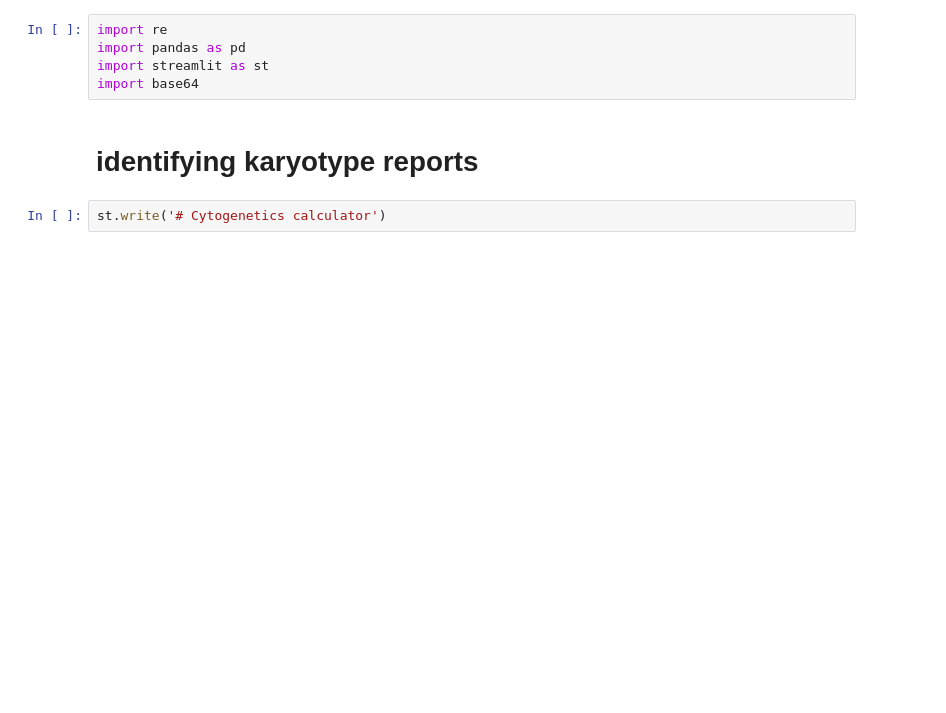
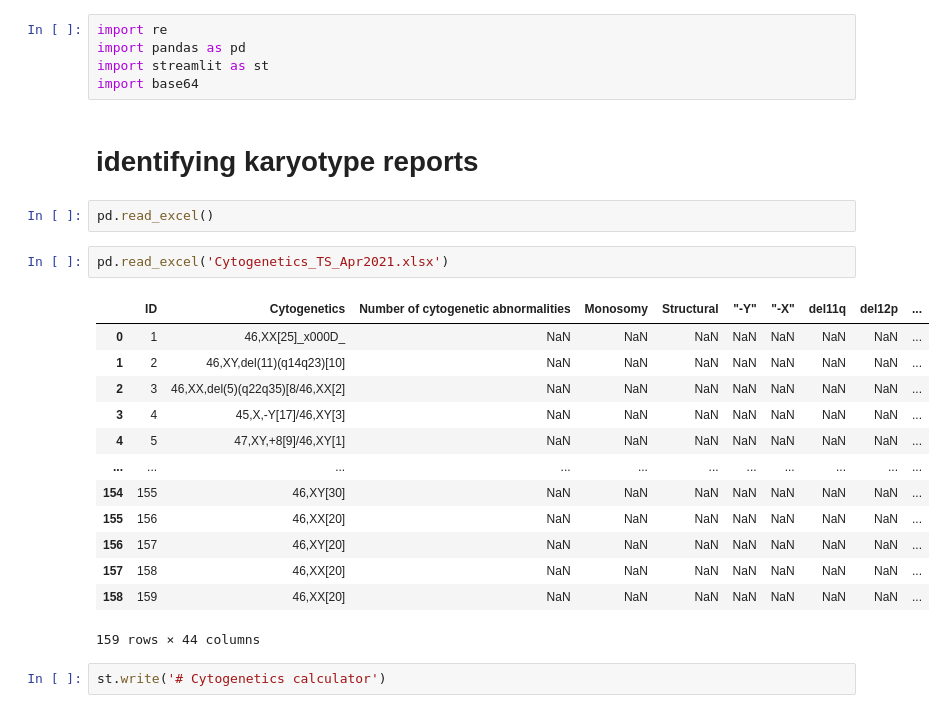
Before and after one commit to ts482/Cytogenetics_calculator, a Jupyter notebook: Cytogenetics calculator.ipynb, the cells around one changed output. Saved outputs shown, nothing was run; the diff lists cells and outputs as text; blank space fills up the shorter version.

```diff
--- a/Cytogenetics calculator.ipynb
+++ b/Cytogenetics calculator.ipynb
@@ -5,6 +5,24 @@ import streamlit as st
 import base64
 # %% [markdown]
 # identifying karyotype reports
+# %%
+pd.read_excel()
+# %%
+pd.read_excel('Cytogenetics_TS_Apr2021.xlsx')
+# %% [output]
+|  | ID | Cytogenetics | Number of cytogenetic abnormalities | Monosomy | Structural | "-Y" | "-X" | del11q | del12p | ... |
+| 0 | 1 | 46,XX[25]_x000D_ | NaN | NaN | NaN | NaN | NaN | NaN | NaN | ... |
+| 1 | 2 | 46,XY,del(11)(q14q23)[10] | NaN | NaN | NaN | NaN | NaN | NaN | NaN | ... |
+| 2 | 3 | 46,XX,del(5)(q22q35)[8/46,XX[2] | NaN | NaN | NaN | NaN | NaN | NaN | NaN | ... |
+| 3 | 4 | 45,X,-Y[17]/46,XY[3] | NaN | NaN | NaN | NaN | NaN | NaN | NaN | ... |
+| 4 | 5 | 47,XY,+8[9]/46,XY[1] | NaN | NaN | NaN | NaN | NaN | NaN | NaN | ... |
+| ... | ... | ... | ... | ... | ... | ... | ... | ... | ... | ... |
+| 154 | 155 | 46,XY[30] | NaN | NaN | NaN | NaN | NaN | NaN | NaN | ... |
+| 155 | 156 | 46,XX[20] | NaN | NaN | NaN | NaN | NaN | NaN | NaN | ... |
+| 156 | 157 | 46,XY[20] | NaN | NaN | NaN | NaN | NaN | NaN | NaN | ... |
+| 157 | 158 | 46,XX[20] | NaN | NaN | NaN | NaN | NaN | NaN | NaN | ... |
+| 158 | 159 | 46,XX[20] | NaN | NaN | NaN | NaN | NaN | NaN | NaN | ... |
+159 rows × 44 columns
 # %%
 st.write('# Cytogenetics calculator')
 # %% [output]
```
Also changed, not shown: 4 other files.
